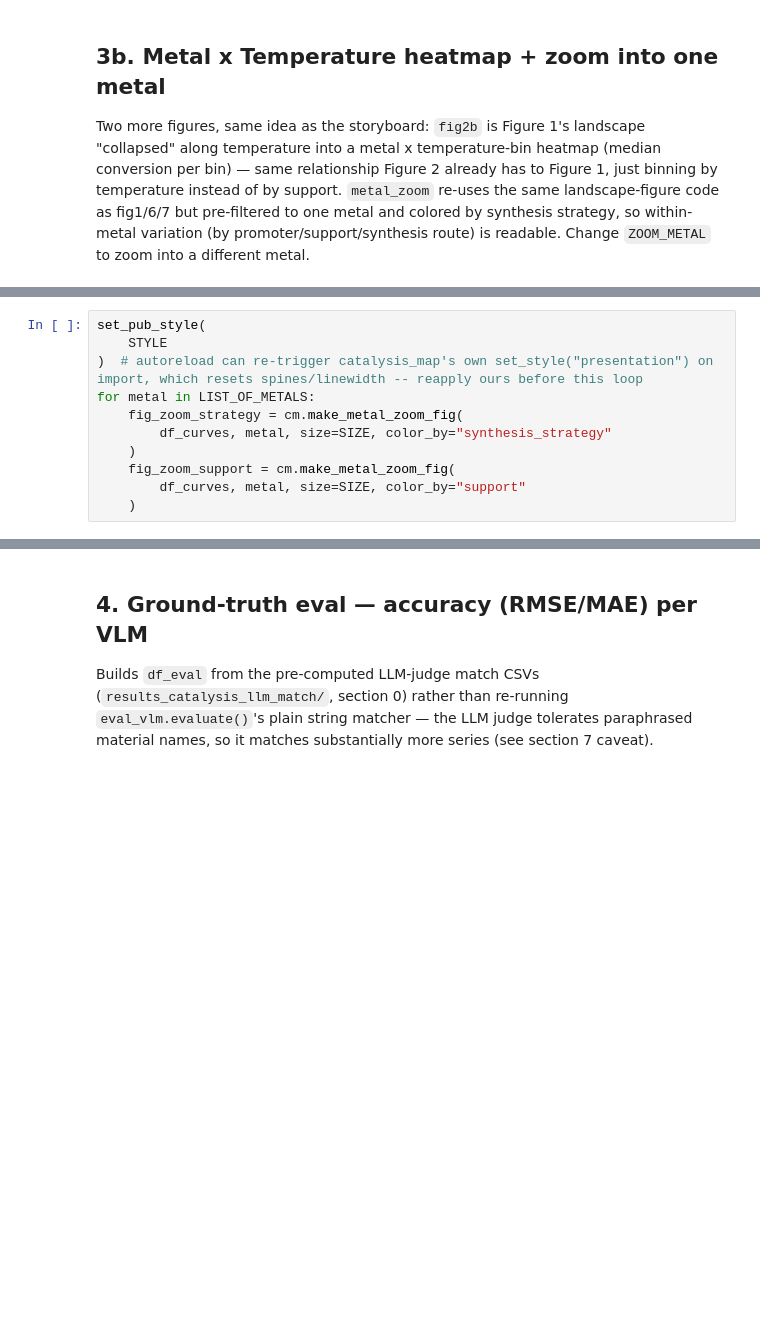
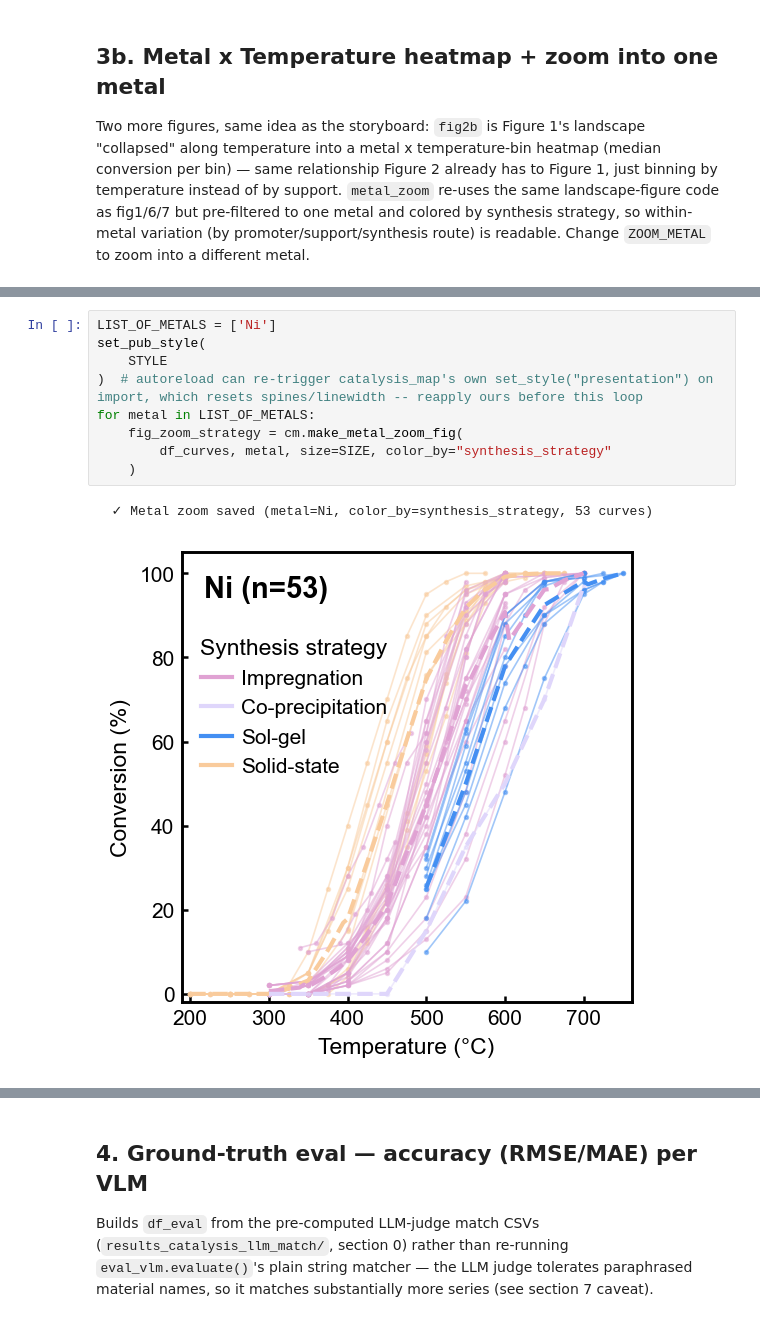
Before and after one commit to LeMaterial/lematerial-llm-synthesis, a Jupyter notebook: examples/scripts/case_study_thermocatalysis/results_notebook.ipynb, the cells around one changed output, grey strips where cells are left out. Cells and saved outputs as stored; diff of their text form; blank space fills up the shorter version.

```diff
--- a/examples/scripts/case_study_thermocatalysis/results_notebook.ipynb
+++ b/examples/scripts/case_study_thermocatalysis/results_notebook.ipynb
@@ -411,14 +504,15 @@ LIST_OF_METALS
 # %%
+LIST_OF_METALS = ['Ni']
 set_pub_style(
     STYLE
 )  # autoreload can re-trigger catalysis_map's own set_style("presentation") on import, which resets spines/linewidth -- reapply ours before this loop
 for metal in LIST_OF_METALS:
     fig_zoom_strategy = cm.make_metal_zoom_fig(
         df_curves, metal, size=SIZE, color_by="synthesis_strategy"
     )
-    fig_zoom_support = cm.make_metal_zoom_fig(
-        df_curves, metal, size=SIZE, color_by="support"
-    )
+# %% [output]
+  ✓ Metal zoom saved (metal=Ni, color_by=synthesis_strategy, 53 curves)
+[figure, added]
 # %%
 ZOOM_METAL = "Ni"  # change to zoom into a different metal's curves
 
```
Also changed, not shown: parts of 16 cells of this notebook, 3 other files.
